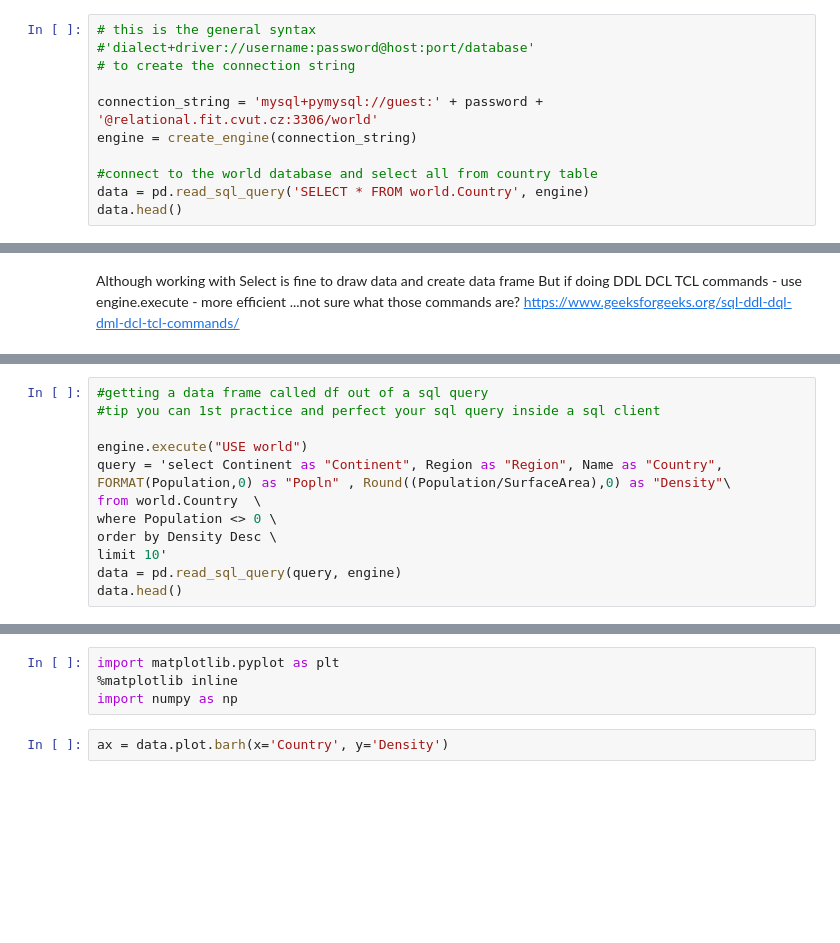
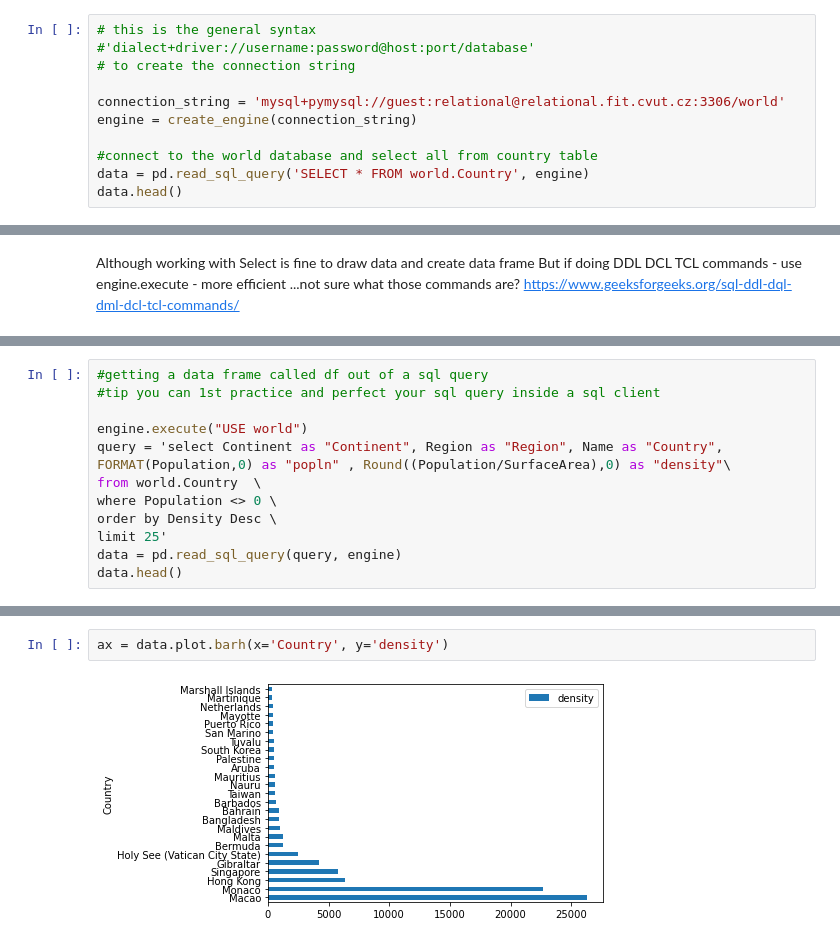
Before and after one commit to student-IH-labs-and-stuff/BER-DAFT-OCT20-Sian, a Jupyter notebook: Other/unit 3 day 1.ipynb, the cells around one changed output, grey strips where cells are left out. Saved outputs shown, nothing was run; the diff lists cells and outputs as text; blank space fills up the shorter version.

```diff
--- a/Other/unit 3 day 1.ipynb
+++ b/Other/unit 3 day 1.ipynb
@@ -13,7 +16,7 @@ password = getpass.getpass()
 #'dialect+driver://username:password@host:port/database'
 # to create the connection string
 
-connection_string = 'mysql+pymysql://guest:' + password + '@relational.fit.cvut.cz:3306/world'
+connection_string = 'mysql+pymysql://guest:relational@relational.fit.cvut.cz:3306/world'
 engine = create_engine(connection_string)
 
 #connect to the world database and select all from country table
@@ -37,10 +66,10 @@ pd.DataFrame(rows)
 #tip you can 1st practice and perfect your sql query inside a sql client
 
 engine.execute("USE world")
-query = 'select Continent as "Continent", Region as "Region", Name as "Country", FORMAT(Population,0) as "Popln" , Round((Population/SurfaceArea),0) as "Density"\
+query = 'select Continent as "Continent", Region as "Region", Name as "Country", FORMAT(Population,0) as "popln" , Round((Population/SurfaceArea),0) as "density"\
 from world.Country  \
 where Population <> 0 \
 order by Density Desc \
-limit 10'
+limit 25'
 data = pd.read_sql_query(query, engine)
 data.head()
@@ -49,8 +95,6 @@ data.describe()
-# %%
-import matplotlib.pyplot as plt
-%matplotlib inline
-import numpy as np
 # %%
-ax = data.plot.barh(x='Country', y='Density')
+ax = data.plot.barh(x='Country', y='density')
+# %% [output]
+[figure, added]
 # %%
 # join to city table
```
Also changed, not shown: parts of 13 cells of this notebook, 3 other files.
